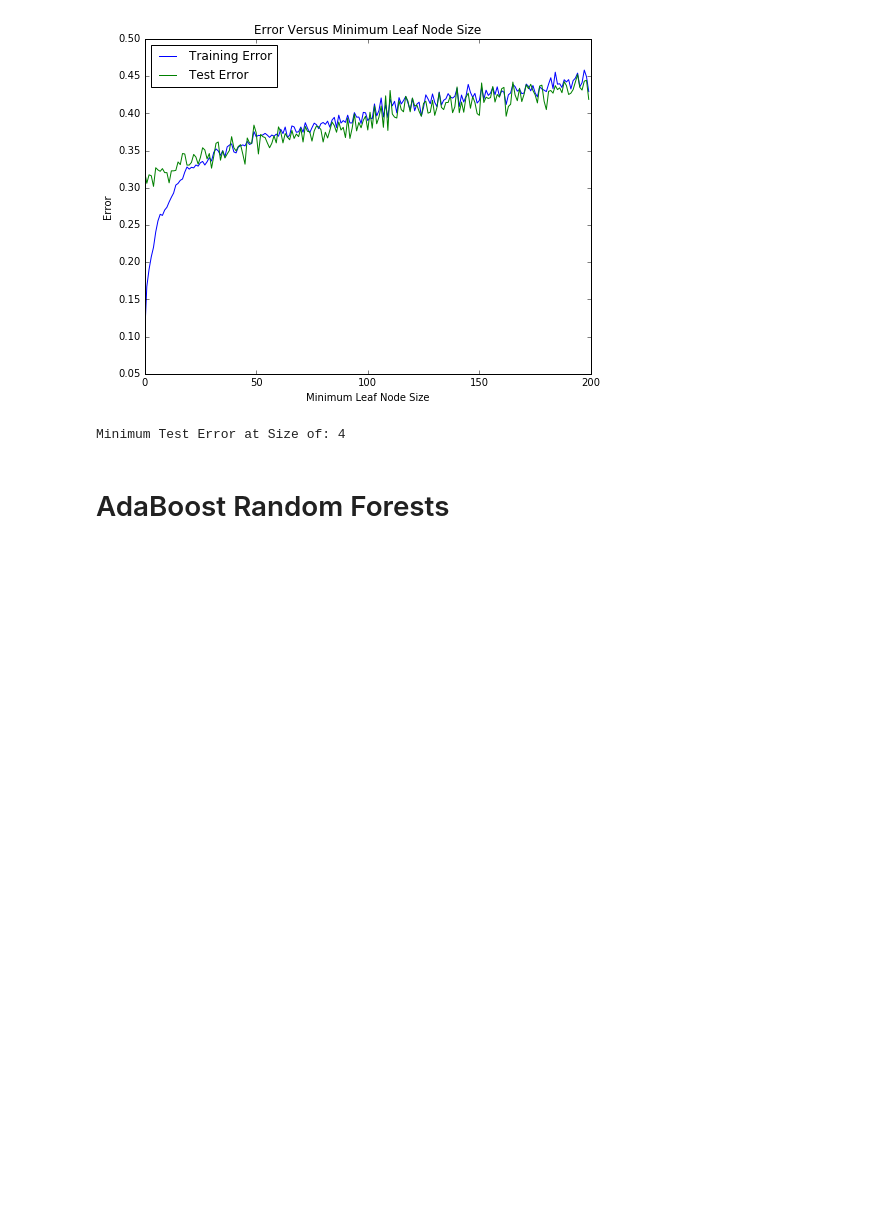
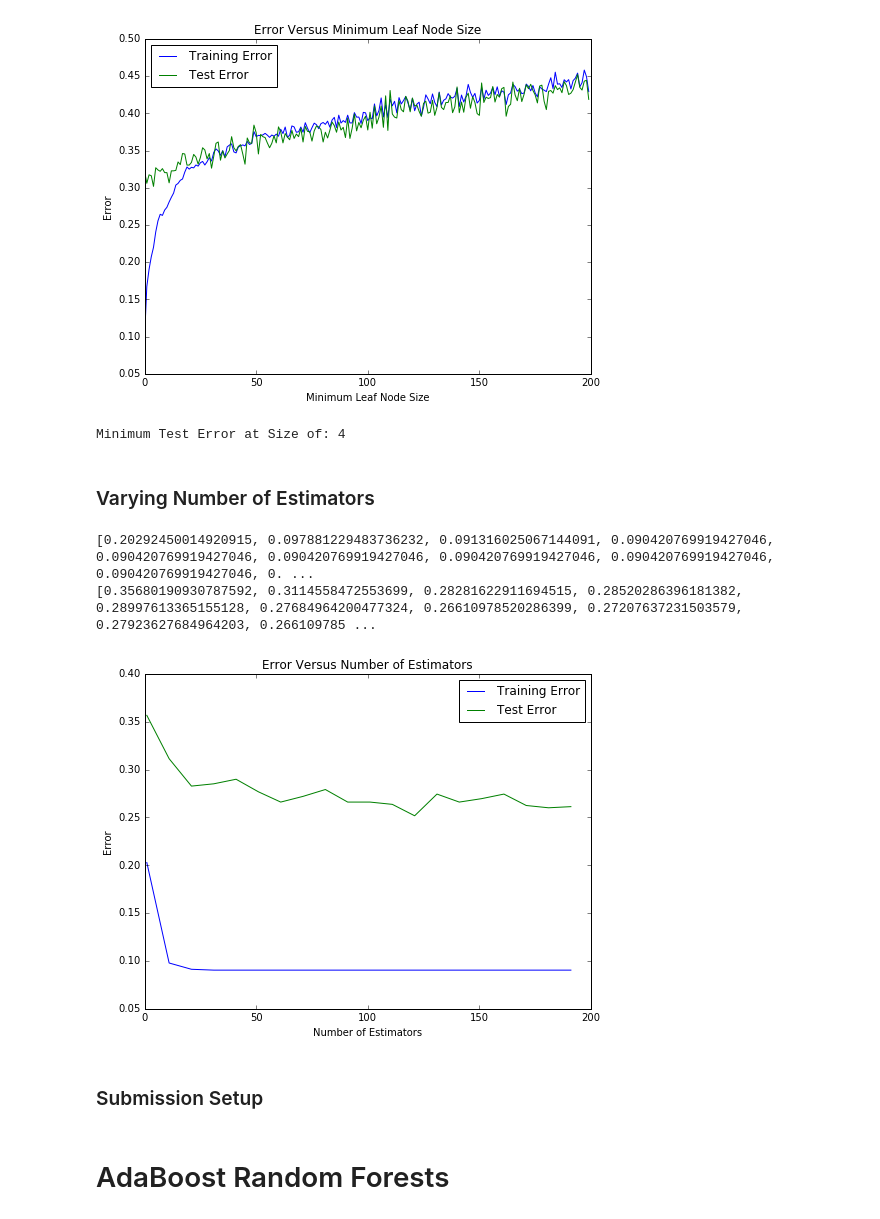
Before and after one commit to hatooku/Kaggle, a Jupyter notebook: Lokos_Models.ipynb, the cells around one changed output. Drawn from its saved outputs; the diff is of its cells as text; code cells hidden in the pictures; blank space fills up the shorter version.

```diff
--- a/Lokos_Models.ipynb
+++ b/Lokos_Models.ipynb
@@ -114,3 +117,46 @@ for i in range(minimum_leaf - 1, maximum_leaf):
 print "Minimum Test Error at Size of:", min_score_min_leaf_pos
 # %% [output]
 Minimum Test Error at Size of: 4
+# %% [markdown]
+### Varying Number of Estimators
+# %%
+# Set up lists to store training errors and test errors.
+num_estimators_train_error = []
+num_estimators_tests_error = []
+
+# Train models with different minimum leaf sizes and record
+# scores on the models.
+min_n_estimators = 1
+max_n_estimators = 200
+step_size = 10
+num_trials = 1
+for n_estimator in np.arange(min_n_estimators, max_n_estimators, step_size):
+    # Run trials for each minimum leaf size and average the values.
+    train_trial_errors = []
+    tests_trial_errors = []
+    for i in range(0, num_trials):
+        clf = RandomForestClassifier(n_estimators=n_estimator)
+        clf.fit(trainingX, trainingY)
+        train_trial_errors.append(1 - clf.score(trainingX, trainingY))
+        tests_trial_errors.append(1 - clf.score(testX, testY))
+    num_estimators_train_error.append(np.mean(train_trial_errors))
+    num_estimators_tests_error.append(np.mean(tests_trial_errors))
+print num_estimators_train_error
+print num_estimators_tests_error
+# %% [output]
+[0.20292450014920915, 0.097881229483736232, 0.091316025067144091, 0.090420769919427046, 0.090420769919427046, 0.090420769919427046, 0.090420769919427046, 0.090420769919427046, 0.090420769919427046, 0. ...
+[0.35680190930787592, 0.3114558472553699, 0.28281622911694515, 0.28520286396181382, 0.28997613365155128, 0.27684964200477324, 0.26610978520286399, 0.27207637231503579, 0.27923627684964203, 0.266109785 ...
+# %%
+# Plot the data
+plt.figure(4, figsize=(8, 6))
+plt.plot(np.arange(min_n_estimators, max_n_estimators, step_size), num_estimators_train_error, label='Training Error')
+plt.plot(np.arange(min_n_estimators, max_n_estimators, step_size), num_estimators_tests_error, label='Test Error')
+plt.legend(loc='best')
+plt.title('Error Versus Number of Estimators')
+plt.xlabel('Number of Estimators')
+plt.ylabel('Error')
+plt.show()
+# %% [output]
+[figure, added]
+# %% [markdown]
+### Submission Setup
```
Also changed, not shown: parts of 2 cells of this notebook, 1 other file.
